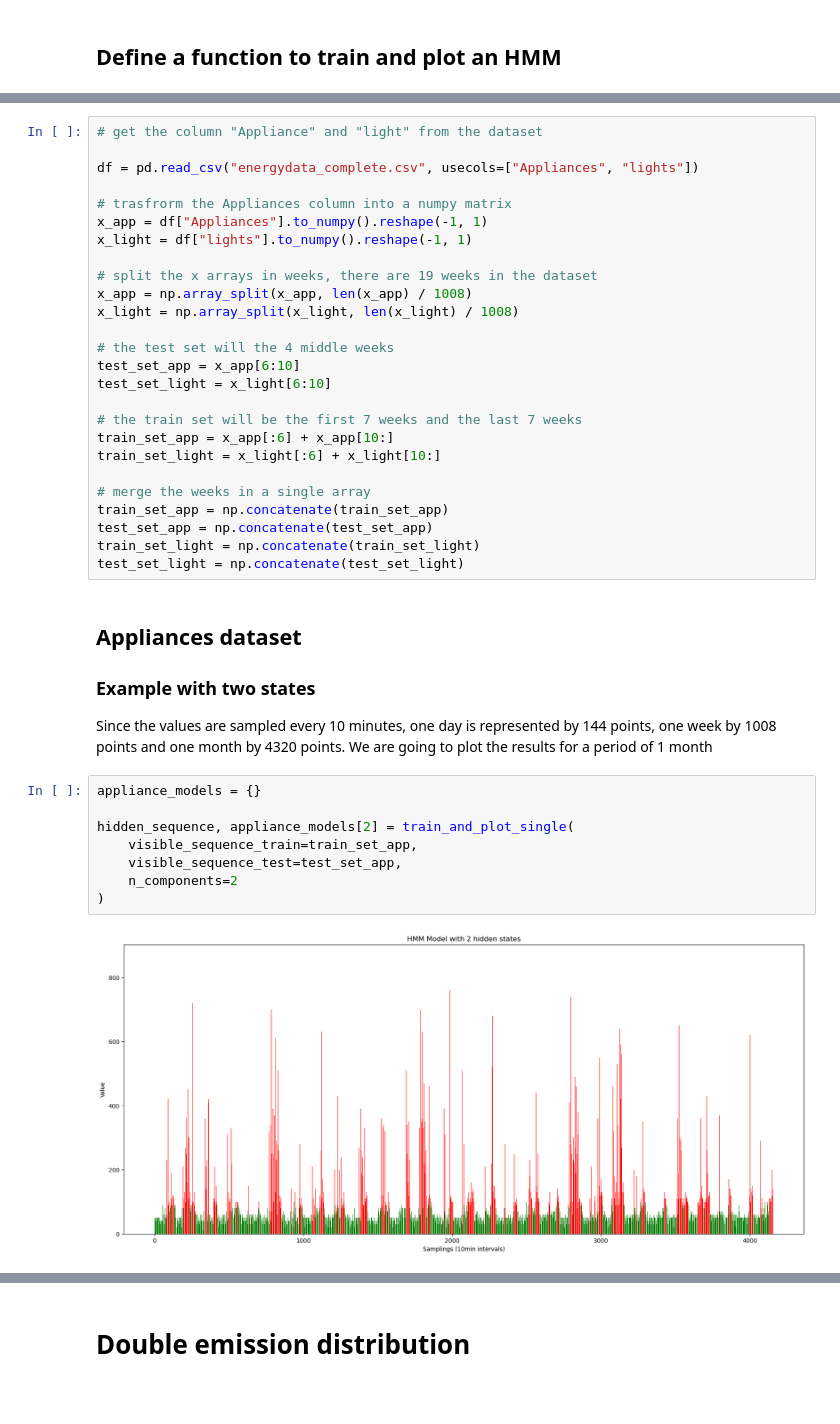
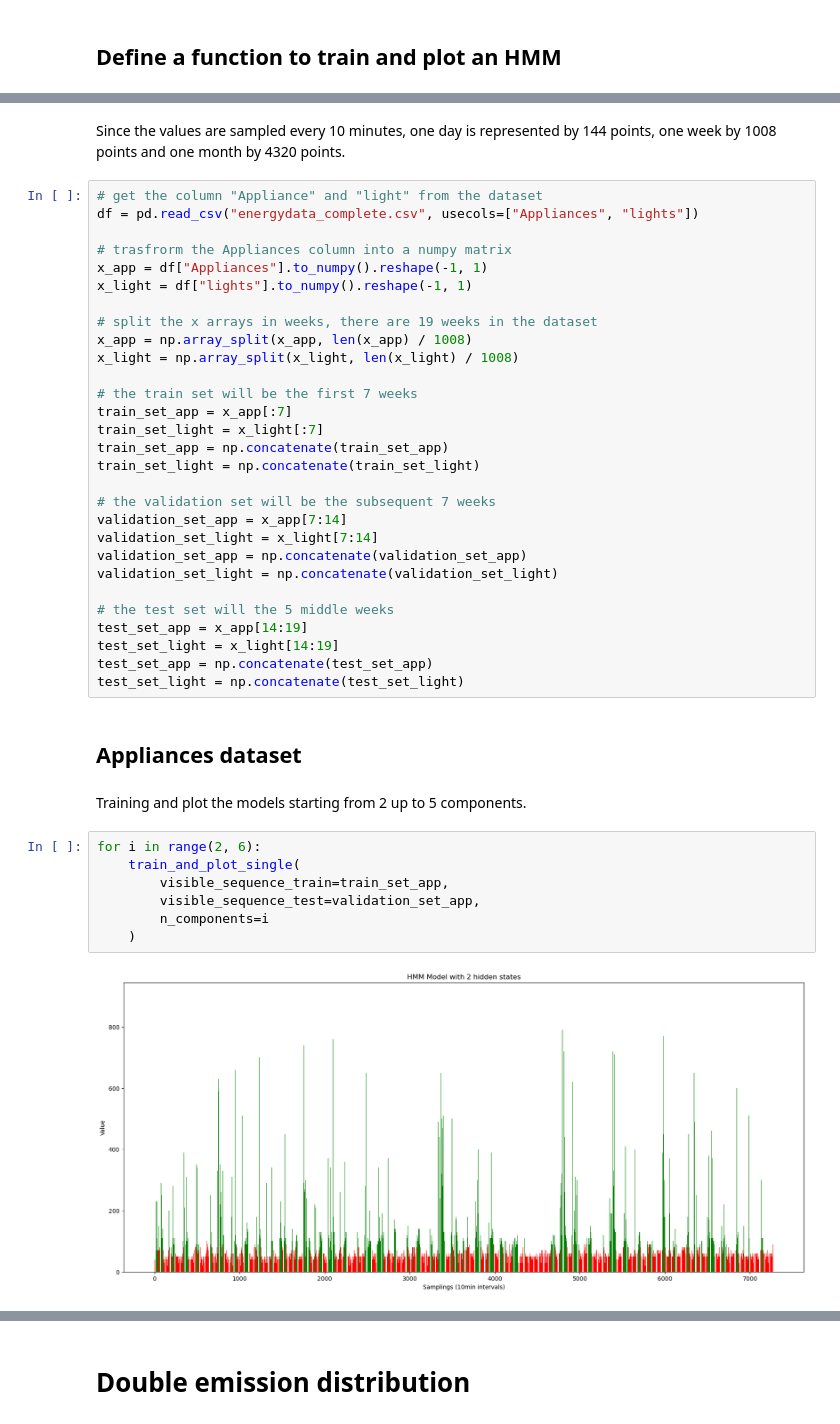
Before and after one commit to matteotolloso/ispr, a Jupyter notebook: midterm_2/hmm.ipynb, the cells around one changed output, grey strips where cells are left out. Cells and saved outputs as stored; diff of their text form; blank space fills up the shorter version.

```diff
--- a/midterm_2/hmm.ipynb
+++ b/midterm_2/hmm.ipynb
@@ -51,6 +44,7 @@ def train_and_plot_single(
+# %% [markdown]
+Since the values are sampled every 10 minutes, one day is represented by 144 points, one week by 1008 points and one month by 4320 points.
 # %%
 # get the column "Appliance" and "light" from the dataset
-
 df = pd.read_csv("energydata_complete.csv", usecols=["Appliances", "lights"])
 
 # trasfrorm the Appliances column into a numpy matrix
@@ -61,33 +55,33 @@ x_light = df["lights"].to_numpy().reshape(-1, 1)
 x_app = np.array_split(x_app, len(x_app) / 1008)
 x_light = np.array_split(x_light, len(x_light) / 1008)
 
-# the test set will the 4 middle weeks
-test_set_app = x_app[6:10]
-test_set_light = x_light[6:10]
+# the train set will be the first 7 weeks
+train_set_app = x_app[:7]
+train_set_light = x_light[:7]
+train_set_app = np.concatenate(train_set_app)
+train_set_light = np.concatenate(train_set_light)
 
-# the train set will be the first 7 weeks and the last 7 weeks
-train_set_app = x_app[:6] + x_app[10:]
-train_set_light = x_light[:6] + x_light[10:]
+# the validation set will be the subsequent 7 weeks
+validation_set_app = x_app[7:14]
+validation_set_light = x_light[7:14]
+validation_set_app = np.concatenate(validation_set_app)
+validation_set_light = np.concatenate(validation_set_light)
 
-# merge the weeks in a single array
-train_set_app = np.concatenate(train_set_app)
+# the test set will the 5 middle weeks
+test_set_app = x_app[14:19]
+test_set_light = x_light[14:19]
 test_set_app = np.concatenate(test_set_app)
-train_set_light = np.concatenate(train_set_light)
 test_set_light = np.concatenate(test_set_light)
-# %% [markdown]
-## Appliances dataset
-
-### Example with two states
-
-Since the values are sampled every 10 minutes, one day is represented by 144 points, one week by 1008 points and one month by 4320 points.
-We are going to plot the results for a period of 1 month
+# %% [markdown]
+## Appliances dataset
+# %% [markdown]
+Training and plot the models starting from 2 up to 5 components.
 # %%
-appliance_models = {}
-
-hidden_sequence, appliance_models[2] = train_and_plot_single(
-    visible_sequence_train=train_set_app,
-    visible_sequence_test=test_set_app,
-    n_components=2
-)
+for i in range(2, 6):
+    train_and_plot_single(
+        visible_sequence_train=train_set_app,
+        visible_sequence_test=validation_set_app,
+        n_components=i
+    )
 # %% [output]
-[figure, old version]
+[figure, new version]
```
Also changed, not shown: parts of 20 cells of this notebook.
